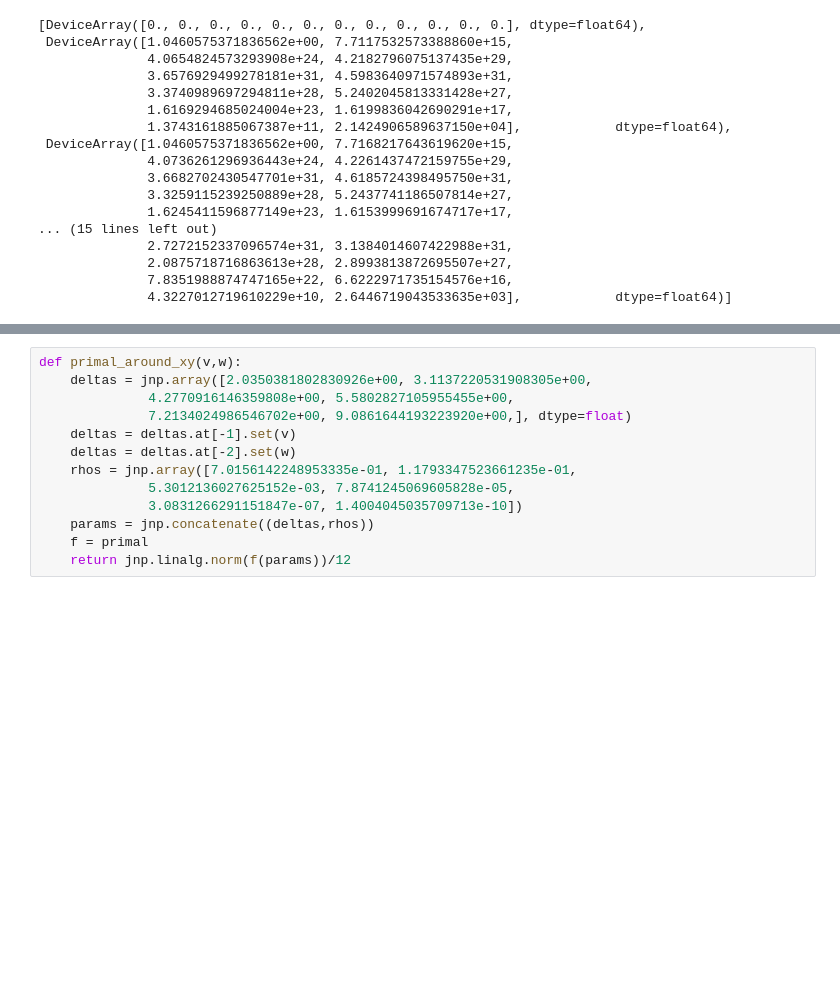
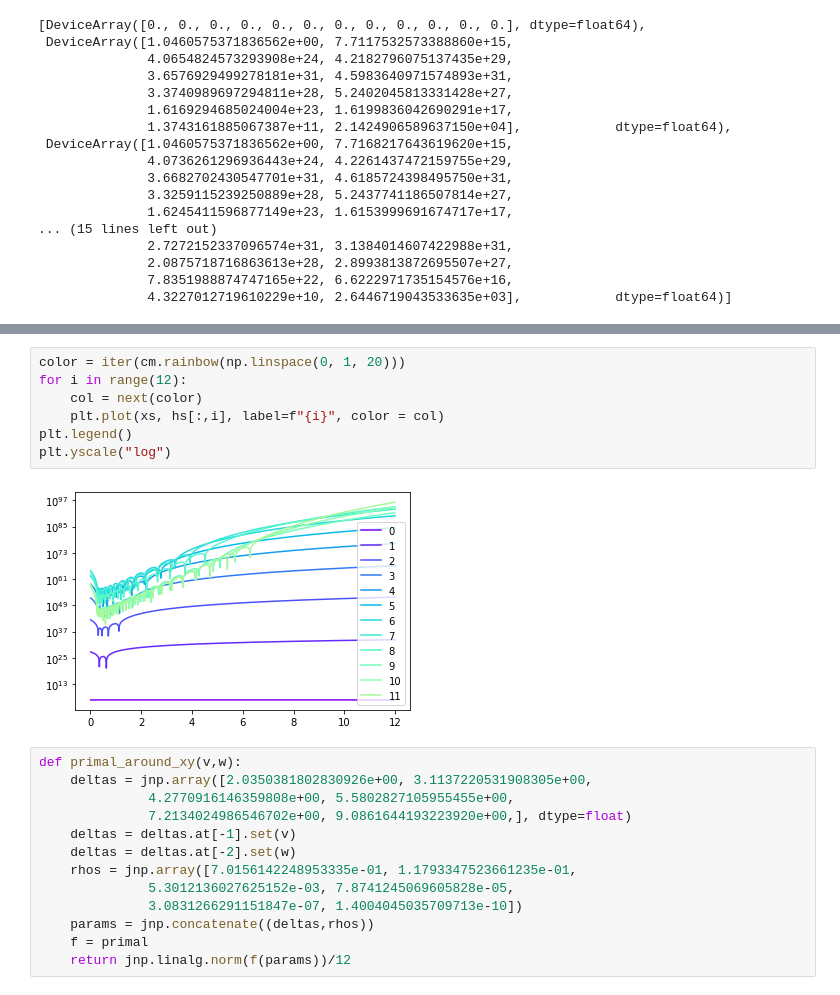
Before and after one commit to dgan181/modular-boostrap, a Jupyter notebook: boots.ipynb, the cells around one changed output, grey strips where cells are left out. Saved outputs shown, nothing was run; the diff lists cells and outputs as text; blank space fills up the shorter version.

```diff
--- a/boots.ipynb
+++ b/boots.ipynb
@@ -476,3 +440,12 @@ plt.yscale("log")
+# %%
+color = iter(cm.rainbow(np.linspace(0, 1, 20)))
+for i in range(12):
+    col = next(color)
+    plt.plot(xs, hs[:,i], label=f"{i}", color = col)
+plt.legend()
+plt.yscale("log")
+# %% [output]
+[figure, added]
 # %%
 def primal_around_xy(v,w):
     deltas = jnp.array([2.0350381802830926e+00, 3.1137220531908305e+00,
```
Also changed, not shown: parts of 22 cells of this notebook.
